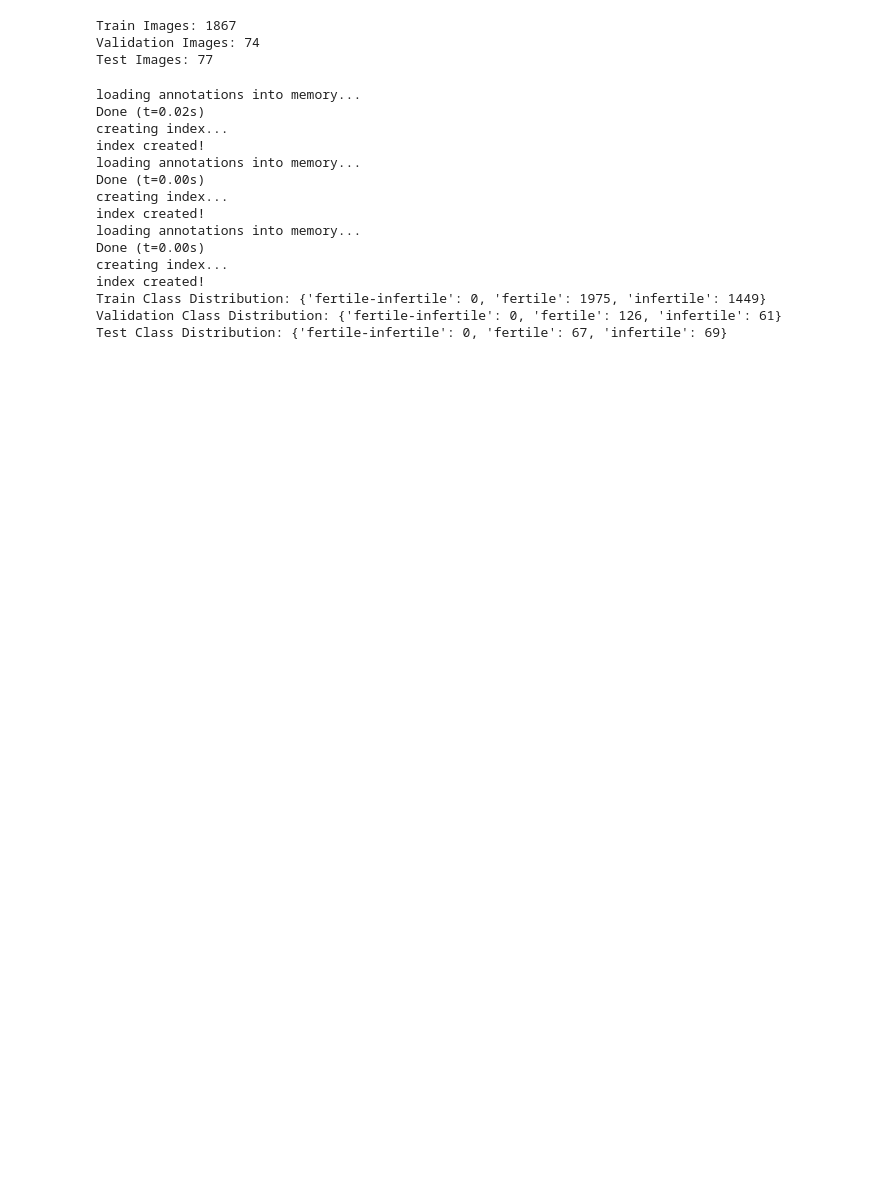
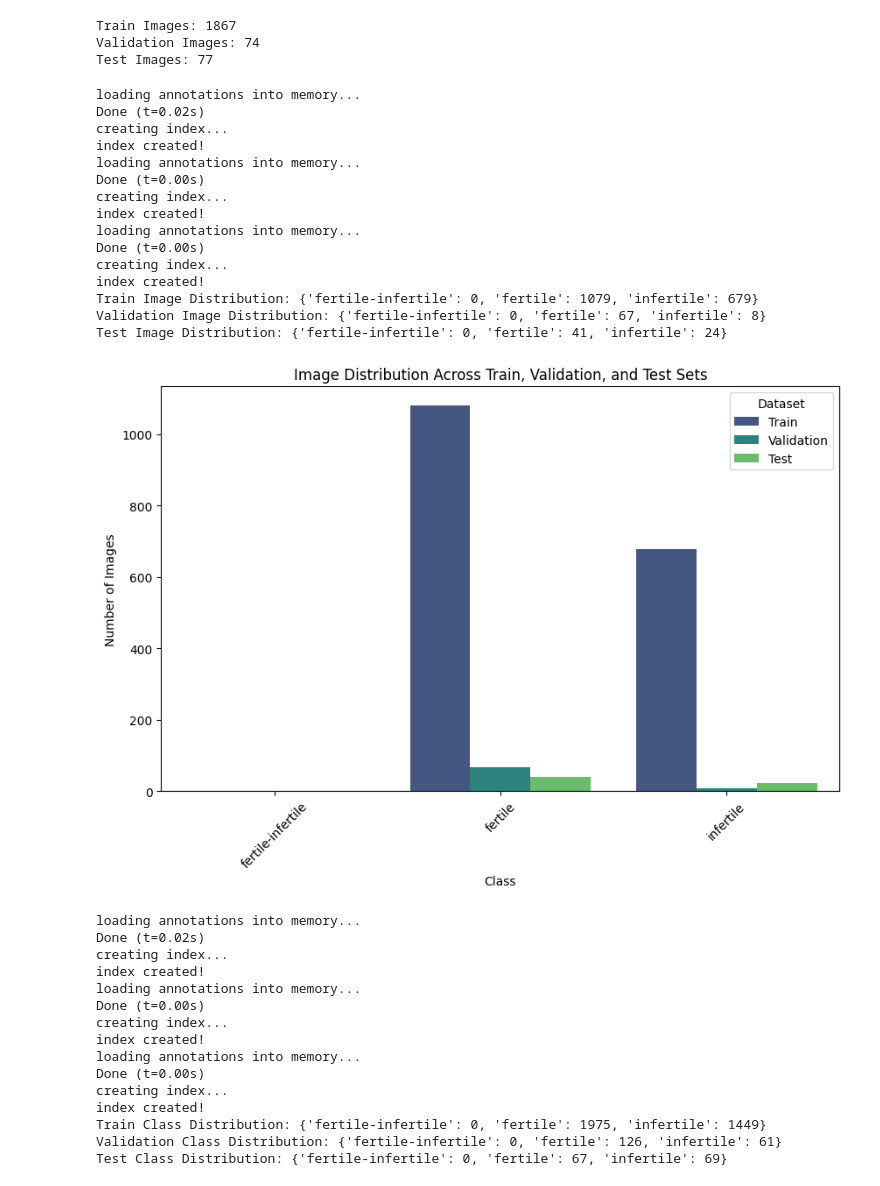
Before and after one commit to KisirinyaSirajje/egg_fertile_infertile_detection, a Jupyter notebook: EDAonwholedataset.ipynb, the cells around one changed output. Saved outputs shown, nothing was run; the diff lists cells and outputs as text; code cells hidden in the pictures; blank space fills up the shorter version.

```diff
--- a/EDAonwholedataset.ipynb
+++ b/EDAonwholedataset.ipynb
@@ -23,4 +23,81 @@ print(f"Test Images: {test_image_count}")
 Train Images: 1867
 Validation Images: 74
 Test Images: 77
+# %%
+# distribution of images per class in every dataset
+import os
+import matplotlib.pyplot as plt
+import seaborn as sns
+from pycocotools.coco import COCO
+import pandas as pd
+
+# Base path to dataset
+base_path = "C:/Users/sirajje/Desktop/new egg dataset"
+
+# Load COCO annotations
+train_ann_file = os.path.join(base_path, "train/_annotations.coco.json")
+valid_ann_file = os.path.join(base_path, "valid/_annotations.coco.json")
+test_ann_file = os.path.join(base_path, "test/_annotations.coco.json")
+
+train_coco = COCO(train_ann_file)
+valid_coco = COCO(valid_ann_file)
+test_coco = COCO(test_ann_file)
+
+# Function to get number of images per class
+def get_image_distribution(coco):
+    categories = coco.loadCats(coco.getCatIds())
+    class_image_counts = {cat['name']: 0 for cat in categories}
+
+    for cat in categories:
+        cat_id = cat['id']
+        img_ids = coco.getImgIds(catIds=cat_id)
+        class_image_counts[cat['name']] = len(img_ids)
+
+    return class_image_counts
+
+# Get image distributions for each dataset split
+train_image_dist = get_image_distribution(train_coco)
+valid_image_dist = get_image_distribution(valid_coco)
+test_image_dist = get_image_distribution(test_coco)
+
+# Print distributions
+print("Train Image Distribution:", train_image_dist)
+print("Validation Image Distribution:", valid_image_dist)
+print("Test Image Distribution:", test_image_dist)
+
+# Convert data into a format for plotting
+df_images = pd.DataFrame([
+    {"Class": cls, "Dataset": "Train", "Count": count} for cls, count in train_image_dist.items()
+] + [
+    {"Class": cls, "Dataset": "Validation", "Count": count} for cls, count in valid_image_dist.items()
+] + [
+    {"Class": cls, "Dataset": "Test", "Count": count} for cls, count in test_image_dist.items()
+])
+
+# Plot image distribution
+plt.figure(figsize=(10, 6))
+sns.barplot(data=df_images, x="Class", y="Count", hue="Dataset", palette="viridis")
+plt.title("Image Distribution Across Train, Validation, and Test Sets")
+plt.xlabel("Class")
+plt.ylabel("Number of Images")
+plt.xticks(rotation=45)
+plt.legend(title="Dataset")
+plt.show()
+# %% [output]
+loading annotations into memory...
+Done (t=0.02s)
+creating index...
+index created!
+loading annotations into memory...
+Done (t=0.00s)
+creating index...
+index created!
+loading annotations into memory...
+Done (t=0.00s)
+creating index...
+index created!
+Train Image Distribution: {'fertile-infertile': 0, 'fertile': 1079, 'infertile': 679}
+Validation Image Distribution: {'fertile-infertile': 0, 'fertile': 67, 'infertile': 8}
+Test Image Distribution: {'fertile-infertile': 0, 'fertile': 41, 'infertile': 24}
+[figure, added]
 # %%
```
Also changed, not shown: parts of 2 cells of this notebook, 2 other files.
